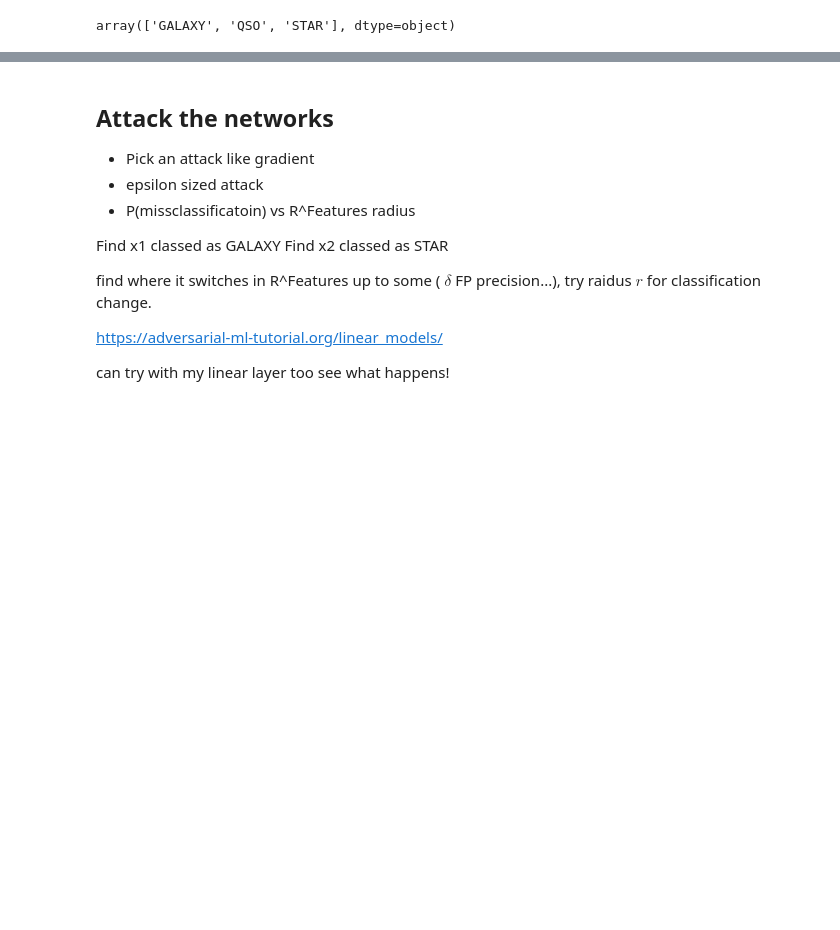
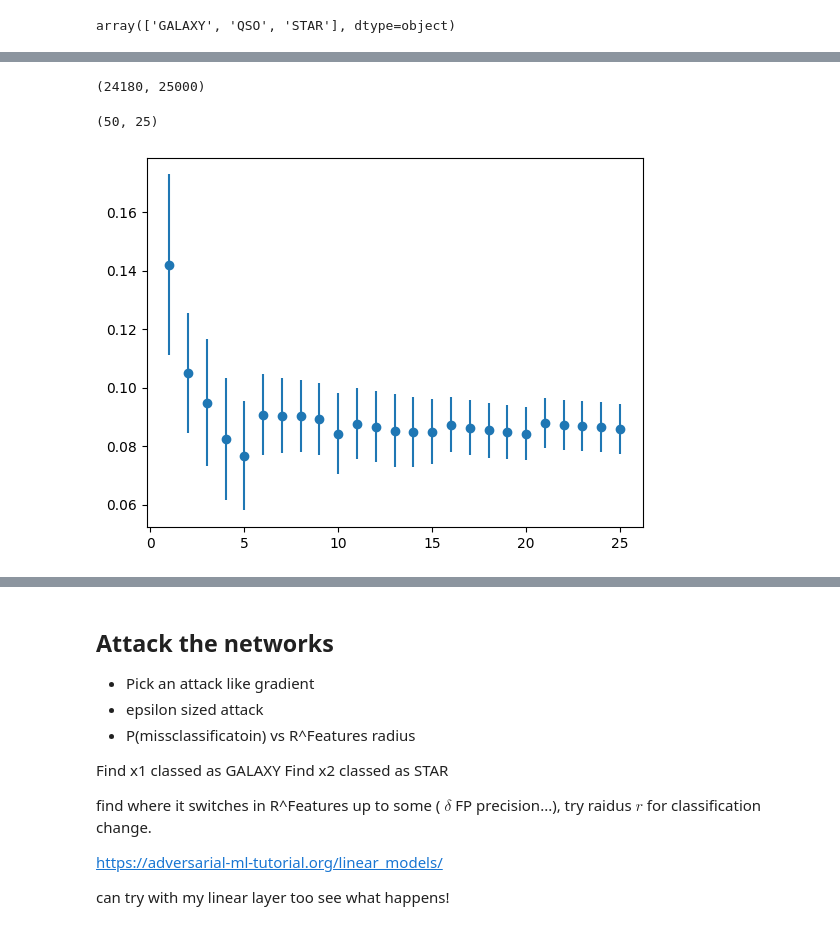
Before and after one commit to minnervva/fpna-robustness, a Jupyter notebook: astro_classify.ipynb, the cells around one changed output, grey strips where cells are left out. Cells and saved outputs as stored; diff of their text form; code cells hidden in the pictures; blank space fills up the shorter version.

Commit message:
Working on attacks for trained models

```diff
--- a/astro_classify.ipynb
+++ b/astro_classify.ipynb
@@ -384,0 +190,27 @@ plt.show()
+# %%
+num_epochs = 25
+num_models = 50
+losses = np.load("atomic_models/losses.npy")
+accuracies = np.load("atomic_models/accuracies.npy")
+models=[]
+for i in range(num_models):
+    model = Classifier(atomics=True)
+    model.load_state_dict(torch.load(f"atomic_models/model_{i}.pth"))
+    model.eval()
+    models.append(model)
+# %%
+test(models[0], test_loader)
+# %% [output]
+(24180, 25000)
+# %%
+losses = np.reshape(losses, (num_models,num_epochs))
+accuracies = np.reshape(accuracies, (num_models,num_epochs))
+# %%
+accuracies.shape
+# %% [output]
+(50, 25)
+# %%
+plt.errorbar(list(range(1,num_epochs+1)), np.mean(losses,axis=0), np.std(losses,axis=0),linestyle="None",marker="o")
+plt.show()
+# %% [output]
+[figure, added]
```
Also changed, not shown: parts of 31 cells of this notebook, 58 other files.
